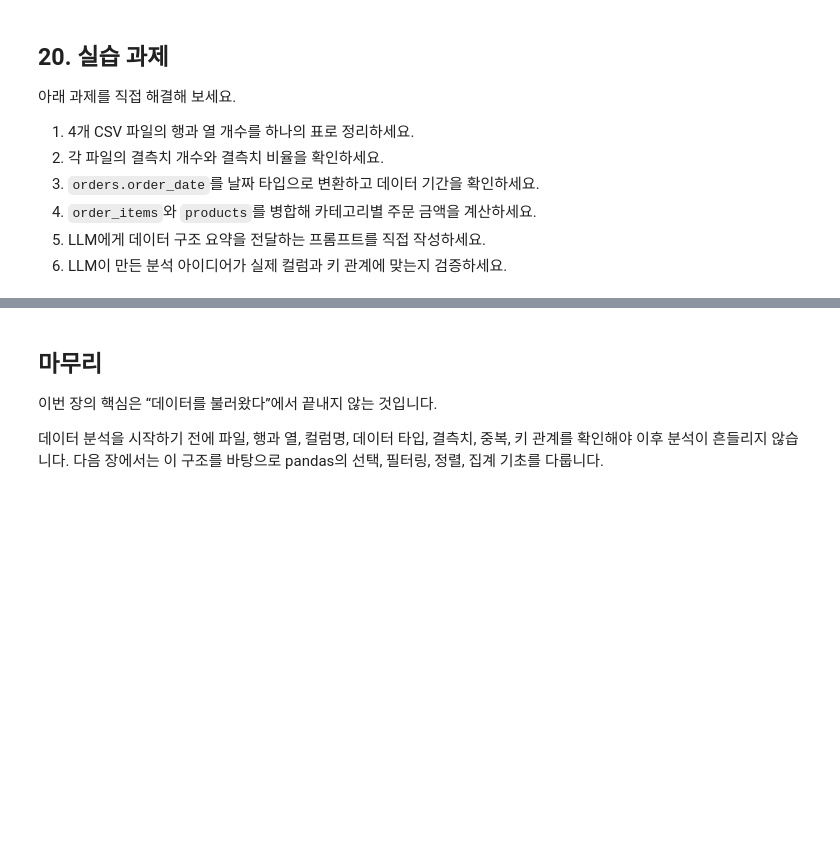
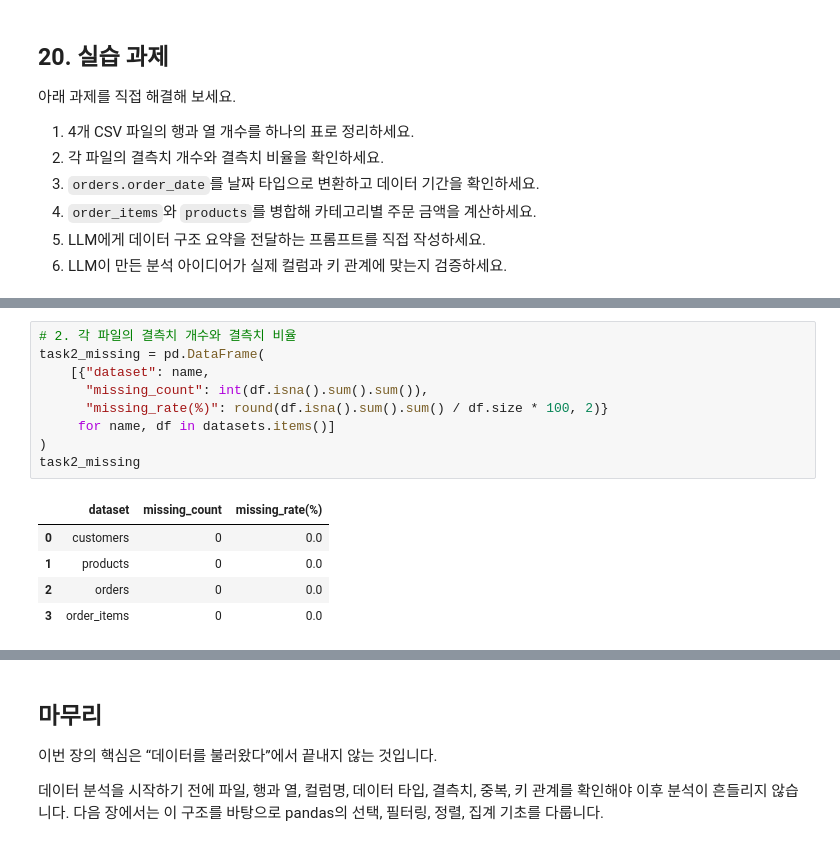
Before and after one commit to rotcev40/llm-data-analysis-study, a Jupyter notebook: chapter03/chapter03.ipynb, the cells around one changed output, grey strips where cells are left out. Saved outputs shown, nothing was run; the diff lists cells and outputs as text; blank space fills up the shorter version.

```diff
--- a/chapter03/chapter03.ipynb
+++ b/chapter03/chapter03.ipynb
@@ -1099,0 +1113,15 @@ LLM은 구조 요약만 받았을 뿐 실제 값을 보지 못했다. 답변에
+# %%
+# 2. 각 파일의 결측치 개수와 결측치 비율
+task2_missing = pd.DataFrame(
+    [{"dataset": name,
+      "missing_count": int(df.isna().sum().sum()),
+      "missing_rate(%)": round(df.isna().sum().sum() / df.size * 100, 2)}
+     for name, df in datasets.items()]
+)
+task2_missing
+# %% [output]
+|  | dataset | missing_count | missing_rate(%) |
+| 0 | customers | 0 | 0.0 |
+| 1 | products | 0 | 0.0 |
+| 2 | orders | 0 | 0.0 |
+| 3 | order_items | 0 | 0.0 |
```
Also changed, not shown: parts of 23 cells of this notebook.
